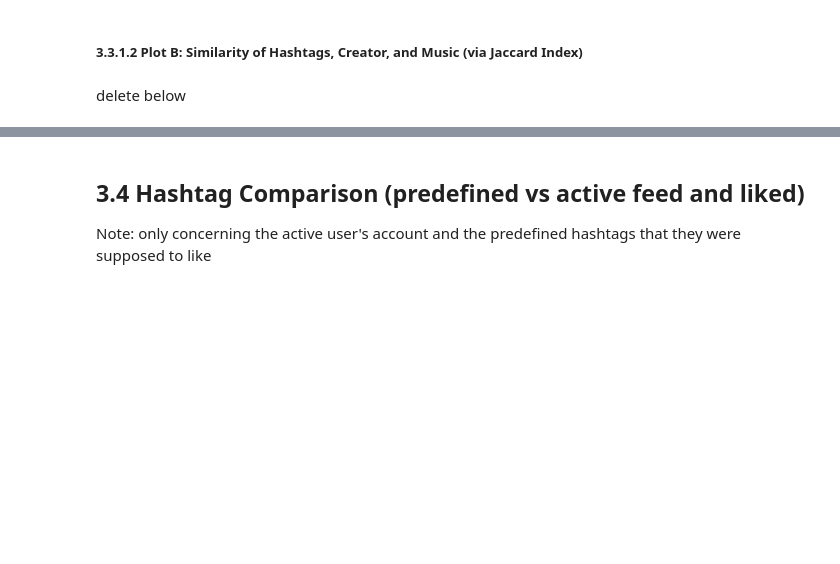
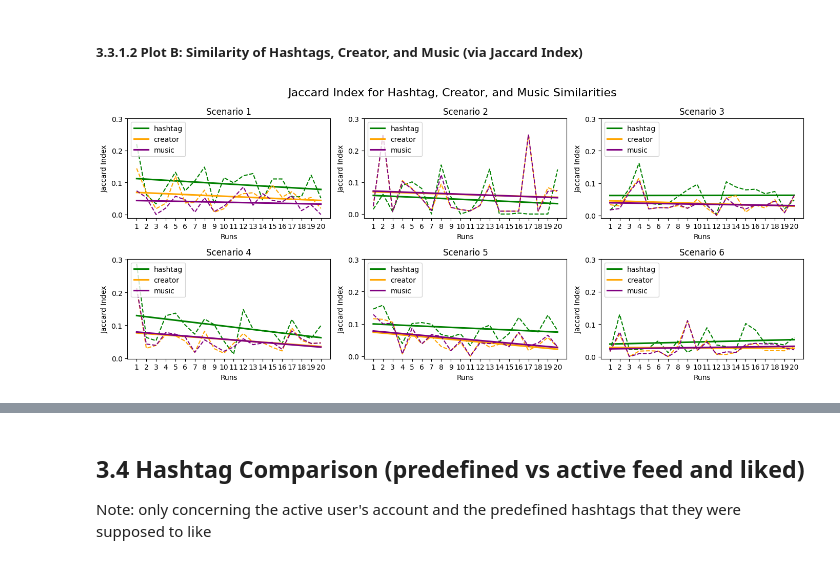
Before and after one commit to mlsmzk/tiktok-like-experiment, a Jupyter notebook: data_analysis/analysis.ipynb, the cells around one changed output, grey strips where cells are left out. Cells and saved outputs as stored; diff of their text form; code cells hidden in the pictures; blank space fills up the shorter version.

```diff
--- a/data_analysis/analysis.ipynb
+++ b/data_analysis/analysis.ipynb
@@ -869,62 +858,62 @@ ax1, ax2, ax3, ax4, ax5, ax6 = axesb.flatten()
 #creator - azure
 #music - purple
 
-ax1.plot(feed_summary(1)["run"], feed_summary(1)["jaccard_hash"], color='red', linestyle='dashed')
-sns.regplot(x="run", y="jaccard_hash", data = feed_summary(1), color = 'red', label = "hashtag", ci=None, scatter=None, ax=ax1)
-ax1.plot(feed_summary(1)["run"], feed_summary(1)["jaccard_author"], color='azure', linestyle='dashed')
-sns.regplot(x="run", y="jaccard_author", data = feed_summary(1), color = 'azure', label = "creator", ci=None, scatter=None, ax=ax1)
+ax1.plot(feed_summary(1)["run"], feed_summary(1)["jaccard_hash"], color='green', linestyle='dashed')
+sns.regplot(x="run", y="jaccard_hash", data = feed_summary(1), color = 'green', label = "hashtag", ci=None, scatter=None, ax=ax1)
+ax1.plot(feed_summary(1)["run"], feed_summary(1)["jaccard_author"], color='orange', linestyle='dashed')
+sns.regplot(x="run", y="jaccard_author", data = feed_summary(1), color = 'orange', label = "creator", ci=None, scatter=None, ax=ax1)
 ax1.plot(feed_summary(1)["run"], feed_summary(1)["jaccard_music"], color='purple', linestyle='dashed')
 sns.regplot(x="run", y="jaccard_music", data = feed_summary(1), color = 'purple', label = "music", ci=None, scatter=None, ax=ax1)
 ax1.legend(loc="upper left"); ax1.set_title("Scenario 1")
-ax1.set_xticks(np.arange(1,21,1)); ax1.set_xlabel("Runs"); ax1.set_yticks(np.arange(0, 1.1, 0.1)); ax1.set_ylabel("Jaccard Index")
+ax1.set_xticks(np.arange(1,21,1)); ax1.set_xlabel("Runs"); ax1.set_yticks(np.arange(0, 0.4, 0.1)); ax1.set_ylabel("Jaccard Index")
 
-ax2.plot(feed_summary(2)["run"], feed_summary(2)["jaccard_hash"], color='red', linestyle='dashed')
-sns.regplot(x="run", y="jaccard_hash", data = feed_summary(2), color = 'red', label = "hashtag", ci=None, scatter=None, ax=ax2)
-ax2.plot(feed_summary(2)["run"], feed_summary(2)["jaccard_author"], color='azure', linestyle='dashed')
-sns.regplot(x="run", y="jaccard_author", data = feed_summary(2), color = 'azure', label = "creator", ci=None, scatter=None, ax=ax2)
+ax2.plot(feed_summary(2)["run"], feed_summary(2)["jaccard_hash"], color='green', linestyle='dashed')
+sns.regplot(x="run", y="jaccard_hash", data = feed_summary(2), color = 'green', label = "hashtag", ci=None, scatter=None, ax=ax2)
+ax2.plot(feed_summary(2)["run"], feed_summary(2)["jaccard_author"], color='orange', linestyle='dashed')
+sns.regplot(x="run", y="jaccard_author", data = feed_summary(2), color = 'orange', label = "creator", ci=None, scatter=None, ax=ax2)
 ax2.plot(feed_summary(2)["run"], feed_summary(2)["jaccard_music"], color='purple', linestyle='dashed')
 sns.regplot(x="run", y="jaccard_music", data = feed_summary(2), color = 'purple', label = "music", ci=None, scatter=None, ax=ax2)
 ax2.legend(loc="upper left"); ax2.set_title("Scenario 2")
-ax2.set_xticks(np.arange(1,21,1)); ax2.set_xlabel("Runs"); ax2.set_yticks(np.arange(0, 1.1, 0.1)); ax2.set_ylabel("Jaccard Index")
+ax2.set_xticks(np.arange(1,21,1)); ax2.set_xlabel("Runs"); ax2.set_yticks(np.arange(0, 0.4, 0.1)); ax2.set_ylabel("Jaccard Index")
 
-ax3.plot(feed_summary(3)["run"], feed_summary(3)["jaccard_hash"], color='red', linestyle='dashed')
-sns.regplot(x="run", y="jaccard_hash", data = feed_summary(3), color = 'red', label = "hashtag", ci=None, scatter=None, ax=ax3)
-ax3.plot(feed_summary(3)["run"], feed_summary(3)["jaccard_author"], color='azure', linestyle='dashed')
-sns.regplot(x="run", y="jaccard_author", data = feed_summary(3), color = 'azure', label = "creator", ci=None, scatter=None, ax=ax3)
+ax3.plot(feed_summary(3)["run"], feed_summary(3)["jaccard_hash"], color='green', linestyle='dashed')
+sns.regplot(x="run", y="jaccard_hash", data = feed_summary(3), color = 'green', label = "hashtag", ci=None, scatter=None, ax=ax3)
+ax3.plot(feed_summary(3)["run"], feed_summary(3)["jaccard_author"], color='orange', linestyle='dashed')
+sns.regplot(x="run", y="jaccard_author", data = feed_summary(3), color = 'orange', label = "creator", ci=None, scatter=None, ax=ax3)
 ax3.plot(feed_summary(3)["run"], feed_summary(3)["jaccard_music"], color='purple', linestyle='dashed')
 sns.regplot(x="run", y="jaccard_music", data = feed_summary(3), color = 'purple', label = "music", ci=None, scatter=None, ax=ax3)
 ax3.legend(loc="upper left"); ax3.set_title("Scenario 3")
-ax3.set_xticks(np.arange(1,21,1)); ax3.set_xlabel("Runs"); ax3.set_yticks(np.arange(0, 1.1, 0.1)); ax3.set_ylabel("Jaccard Index")
+ax3.set_xticks(np.arange(1,21,1)); ax3.set_xlabel("Runs"); ax3.set_yticks(np.arange(0, 0.4, 0.1)); ax3.set_ylabel("Jaccard Index")
 
-ax4.plot(feed_summary(4)["run"], feed_summary(4)["jaccard_hash"], color='red', linestyle='dashed')
-sns.regplot(x="run", y="jaccard_hash", data = feed_summary(4), color = 'red', label = "hashtag", ci=None, scatter=None, ax=ax4)
-ax4.plot(feed_summary(4)["run"], feed_summary(4)["jaccard_author"], color='azure', linestyle='dashed')
-sns.regplot(x="run", y="jaccard_author", data = feed_summary(4), color = 'azure', label = "creator", ci=None, scatter=None, ax=ax4)
+ax4.plot(feed_summary(4)["run"], feed_summary(4)["jaccard_hash"], color='green', linestyle='dashed')
+sns.regplot(x="run", y="jaccard_hash", data = feed_summary(4), color = 'green', label = "hashtag", ci=None, scatter=None, ax=ax4)
+ax4.plot(feed_summary(4)["run"], feed_summary(4)["jaccard_author"], color='orange', linestyle='dashed')
+sns.regplot(x="run", y="jaccard_author", data = feed_summary(4), color = 'orange', label = "creator", ci=None, scatter=None, ax=ax4)
 ax4.plot(feed_summary(4)["run"], feed_summary(4)["jaccard_music"], color='purple', linestyle='dashed')
 sns.regplot(x="run", y="jaccard_music", data = feed_summary(4), color = 'purple', label = "music", ci=None, scatter=None, ax=ax4)
 ax4.legend(loc="upper left"); ax4.set_title("Scenario 4")
-ax4.set_xticks(np.arange(1,21,1)); ax4.set_xlabel("Runs"); ax4.set_yticks(np.arange(0, 1.1, 0.1)); ax4.set_ylabel("Jaccard Index")
+ax4.set_xticks(np.arange(1,21,1)); ax4.set_xlabel("Runs"); ax4.set_yticks(np.arange(0, 0.4, 0.1)); ax4.set_ylabel("Jaccard Index")
 
-ax5.plot(feed_summary(5)["run"], feed_summary(5)["jaccard_hash"], color='red', linestyle='dashed')
-sns.regplot(x="run", y="jaccard_hash", data = feed_summary(5), color = 'red', label = "hashtag", ci=None, scatter=None, ax=ax5)
-ax5.plot(feed_summary(5)["run"], feed_summary(5)["jaccard_author"], color='azure', linestyle='dashed')
-sns.regplot(x="run", y="jaccard_author", data = feed_summary(5), color = 'azure', label = "creator", ci=None, scatter=None, ax=ax5)
+ax5.plot(feed_summary(5)["run"], feed_summary(5)["jaccard_hash"], color='green', linestyle='dashed')
+sns.regplot(x="run", y="jaccard_hash", data = feed_summary(5), color = 'green', label = "hashtag", ci=None, scatter=None, ax=ax5)
+ax5.plot(feed_summary(5)["run"], feed_summary(5)["jaccard_author"], color='orange', linestyle='dashed')
+sns.regplot(x="run", y="jaccard_author", data = feed_summary(5), color = 'orange', label = "creator", ci=None, scatter=None, ax=ax5)
 ax5.plot(feed_summary(5)["run"], feed_summary(5)["jaccard_music"], color='purple', linestyle='dashed')
 sns.regplot(x="run", y="jaccard_music", data = feed_summary(5), color = 'purple', label = "music", ci=None, scatter=None, ax=ax5)
 ax5.legend(loc="upper left"); ax5.set_title("Scenario 5")
-ax5.set_xticks(np.arange(1,21,1)); ax5.set_xlabel("Runs"); ax5.set_yticks(np.arange(0, 1.1, 0.1)); ax5.set_ylabel("Jaccard Index")
+ax5.set_xticks(np.arange(1,21,1)); ax5.set_xlabel("Runs"); ax5.set_yticks(np.arange(0, 0.4, 0.1)); ax5.set_ylabel("Jaccard Index")
 
-ax6.plot(feed_summary(6)["run"], feed_summary(6)["jaccard_hash"], color='red', linestyle='dashed')
-sns.regplot(x="run", y="jaccard_hash", data = feed_summary(6), color = 'red', label = "hashtag", ci=None, scatter=None, ax=ax6)
-ax6.plot(feed_summary(6)["run"], feed_summary(6)["jaccard_author"], color='azure', linestyle='dashed')
-sns.regplot(x="run", y="jaccard_author", data = feed_summary(6), color = 'azure', label = "creator", ci=None, scatter=None, ax=ax6)
+ax6.plot(feed_summary(6)["run"], feed_summary(6)["jaccard_hash"], color='green', linestyle='dashed')
+sns.regplot(x="run", y="jaccard_hash", data = feed_summary(6), color = 'green', label = "hashtag", ci=None, scatter=None, ax=ax6)
+ax6.plot(feed_summary(6)["run"], feed_summary(6)["jaccard_author"], color='orange', linestyle='dashed')
+sns.regplot(x="run", y="jaccard_author", data = feed_summary(6), color = 'orange', label = "creator", ci=None, scatter=None, ax=ax6)
 ax6.plot(feed_summary(6)["run"], feed_summary(6)["jaccard_music"], color='purple', linestyle='dashed')
 sns.regplot(x="run", y="jaccard_music", data = feed_summary(6), color = 'purple', label = "music", ci=None, scatter=None, ax=ax6)
 ax6.legend(loc="upper left"); ax6.set_title("Scenario 6")
-ax6.set_xticks(np.arange(1,21,1)); ax6.set_xlabel("Runs"); ax6.set_yticks(np.arange(0, 1.1, 0.1)); ax6.set_ylabel("Jaccard Index")
+ax6.set_xticks(np.arange(1,21,1)); ax6.set_xlabel("Runs"); ax6.set_yticks(np.arange(0, 0.4, 0.1)); ax6.set_ylabel("Jaccard Index")
 
 plt.suptitle("Jaccard Index for Hashtag, Creator, and Music Similarities", size=16)
 plt.tight_layout()
 plt.show()
+# %% [output]
+[figure, added]
-# %% [markdown]
-delete below
```
Also changed, not shown: parts of 9 cells of this notebook.
